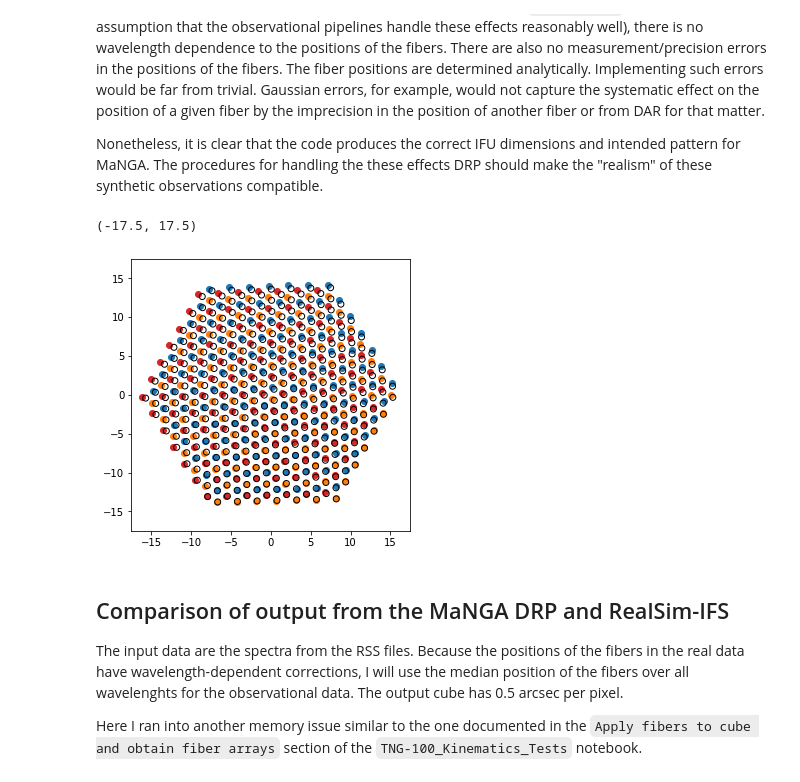
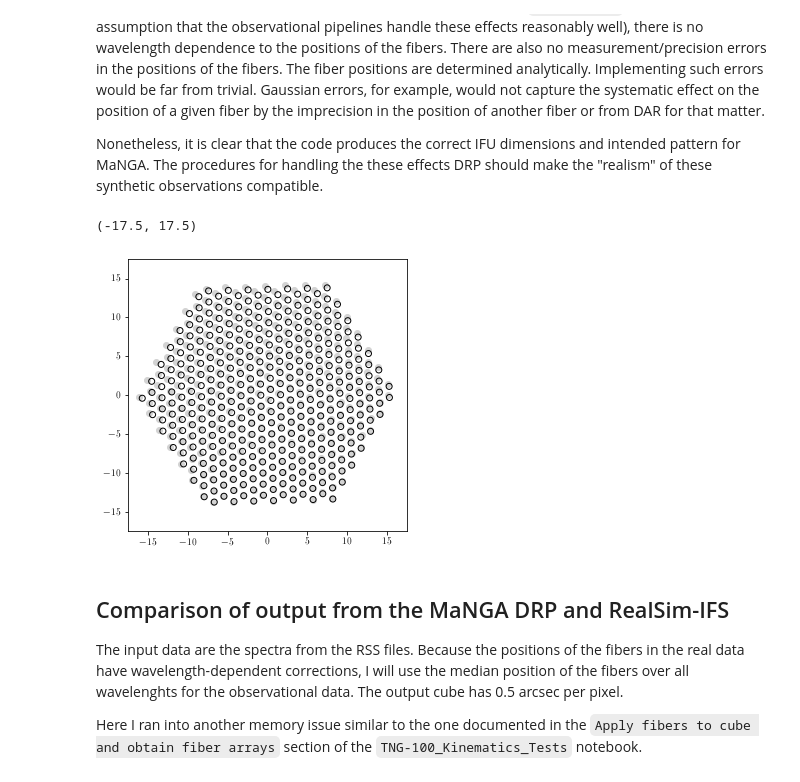
Before and after one commit to cbottrell/RealSim-IFS, a Jupyter notebook: MaNGA_RSS_File_test.ipynb, the cells around one changed output. Cells and saved outputs as stored; diff of their text form; code cells hidden in the pictures.

Commit message:
New figures.

```diff
--- a/MaNGA_RSS_File_test.ipynb
+++ b/MaNGA_RSS_File_test.ipynb
@@ -279,31 +322,31 @@ Nonetheless, it is clear that the code produces the correct IFU dimensions and i
 # %%
 import RealSim_IFS
 
 (xc_arr,yc_arr),params = RealSim_IFS.MaNGA_Observe(bundle_name='N127',
                                            fibers_per_side=None,
                                            n_observations='Classic',
                                            rotation_degrees = 1.5,
                                            return_params=True)
 
 fiber_diameter_arcsec = params['fiber_diameter_arcsec']
 core_diameter_arcsec = params['core_diameter_arcsec']
 n_observations = xc_arr.shape[-1]
 
 fig,ax = plt.subplots(figsize=(5,5))
 
-ax.scatter(med_xpos[:127],med_ypos[:127],color = 'C0')
-ax.scatter(med_xpos[127:2*127],med_ypos[127:2*127],color = 'C1')
-ax.scatter(med_xpos[2*127:3*127],med_ypos[2*127:3*127],color = 'C3')
+ax.scatter(med_xpos[:127],med_ypos[:127],facecolor = 'lightgrey',edgecolor=None)
+ax.scatter(med_xpos[127:2*127],med_ypos[127:2*127],facecolor = 'lightgrey',edgecolor=None)
+ax.scatter(med_xpos[2*127:3*127],med_ypos[2*127:3*127],facecolor = 'lightgrey',edgecolor=None)
 
 ax.scatter(xc_arr[:,0],yc_arr[:,0],facecolor = 'None',edgecolor='black')
 ax.scatter(xc_arr[:,1],yc_arr[:,1],facecolor = 'None',edgecolor='black')
 ax.scatter(xc_arr[:,2],yc_arr[:,2],facecolor = 'None',edgecolor='black')
 
 ax.set_xlim(-17.5,17.5)
 ax.set_ylim(-17.5,17.5)
 # %% [output]
 (-17.5, 17.5)
-[figure, old version]
+[figure, new version]
 # %% [markdown]
 ## Comparison of output from the MaNGA DRP and RealSim-IFS
 
```
Also changed, not shown: parts of 5 cells of this notebook.
